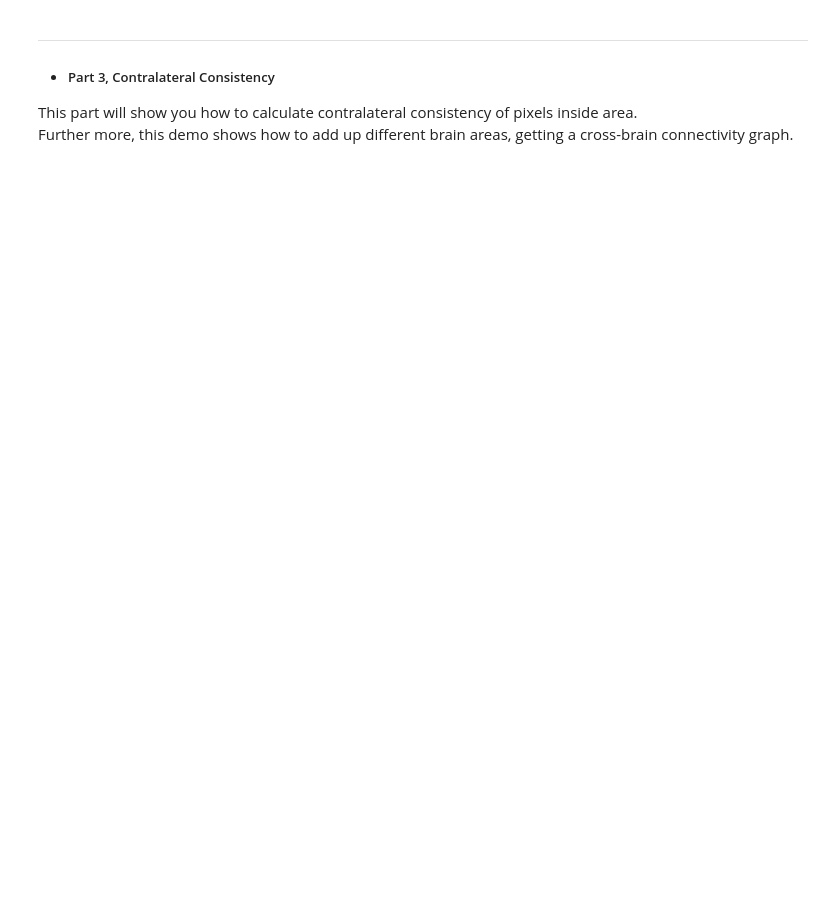
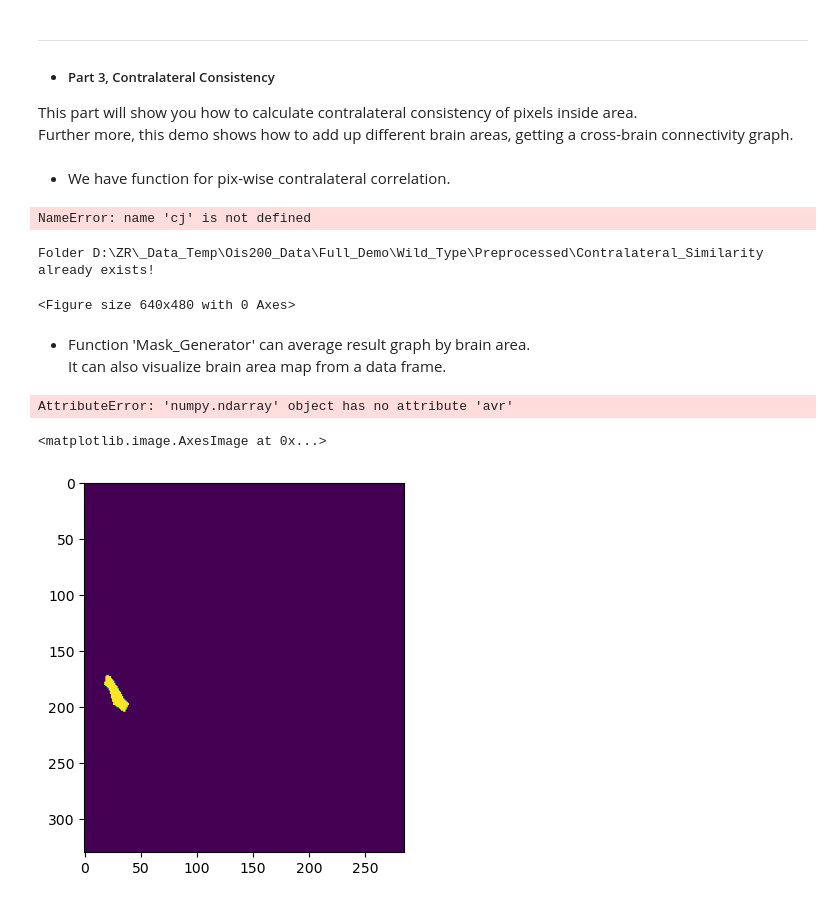
Before and after one commit to adolescent/Lulab_OI_Infrastructure, a Jupyter notebook: Tutorial/FC_Analysis_Demo/Part2_Direct_Corr_Methods/P2A1_Seedpoint_CorrMatrix.ipynb, the cells around one changed output. Drawn from its saved outputs; the diff is of its cells as text; code cells hidden in the pictures; blank space fills up the shorter version.

```diff
--- a/Tutorial/FC_Analysis_Demo/Part2_Direct_Corr_Methods/P2A1_Seedpoint_CorrMatrix.ipynb
+++ b/Tutorial/FC_Analysis_Demo/Part2_Direct_Corr_Methods/P2A1_Seedpoint_CorrMatrix.ipynb
@@ -169,3 +170,61 @@ ___
 - ##### Part 3, Contralateral Consistency
 This part will show you how to calculate contralateral consistency of pixels inside area.
 Further more, this demo shows how to add up different brain areas, getting a cross-brain connectivity graph.
+# %% [markdown]
+- We have function for pix-wise contralateral correlation.
+# %%
+# do win-slide for
+contra_matrix = np.load(cf.join(wp,'contralateral_sim.npy'))
+from Atlas_Corr_Tools import Contra_Similar
+N_frame,height,width = series.shape
+fps = 5
+win_size = 300*fps
+win_step = 60*fps
+winnum = (N_frame-win_size)//win_step+1
+contra_matrix = np.zeros(shape = (winnum,height,width),dtype='f8')
+
+# calculate contralatera similarity of each window.
+# NOTE This graph is strictly symmetry.
+for i in tqdm(range(winnum)):
+    c_series = series[i*win_step:i*win_step+win_size,:,:]
+    c_sim = Contra_Similar(c_series,bin=4)
+    contra_matrix[i,:,:] = c_sim
+
+np.save(cf.join(wp,'contralateral_sim'),contra_matrix)
+# show example contralateral similar map.
+sns.heatmap(contra_matrix[0,:,:],center = 0.6,square = True,xticklabels = False,yticklabels = False)
+# %% [output]
+NameError: name 'cj' is not defined
+# %%
+# save contralateral matrix.
+savepath = cf.join(wp,'Contralateral_Similarity')
+cf.mkdir(savepath)
+
+for i in tqdm(range(winnum)):
+    plt.clf()
+    # plt.cla()
+    fig,ax = plt.subplots(ncols=1,nrows=1,figsize = (8,8))
+    sns.heatmap(contra_matrix[i,:,:],center = 0.6,vmax = 1,vmin = 0.2,square = True,xticklabels = False,yticklabels = False,ax = ax)
+    fig.savefig(cf.join(savepath,f'{10000+i}.png'))
+    plt.close(fig)
+
+# as you can see, no significant difference found for brain area in wild-type mice.
+# %% [output]
+Folder D:\ZR\_Data_Temp\Ois200_Data\Full_Demo\Wild_Type\Preprocessed\Contralateral_Similarity already exists!
+<Figure size 640x480 with 0 Axes>
+# %% [markdown]
+- Function 'Mask_Generator' can average result graph by brain area.
+It can also visualize brain area map from a data frame.
+# %%
+graph = contra_matrix[0,:,:]
+graph_mask = graph != 0
+
+c_response = MG.Avr_By_Area(graph=graph,min_pix = 100)
+c_response
+# %% [output]
+AttributeError: 'numpy.ndarray' object has no attribute 'avr'
+# %%
+plt.imshow(MG.masks.loc[1,'Mask'])
+# %% [output]
+<matplotlib.image.AxesImage at 0x...>
+[figure, added]
```
Also changed, not shown: parts of 1 cell of this notebook, 2 other files.
